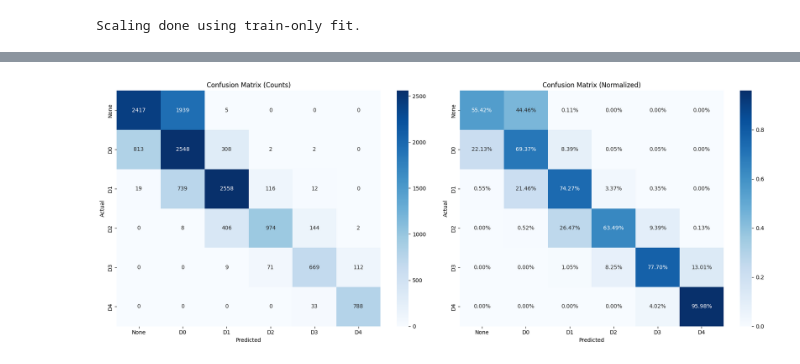
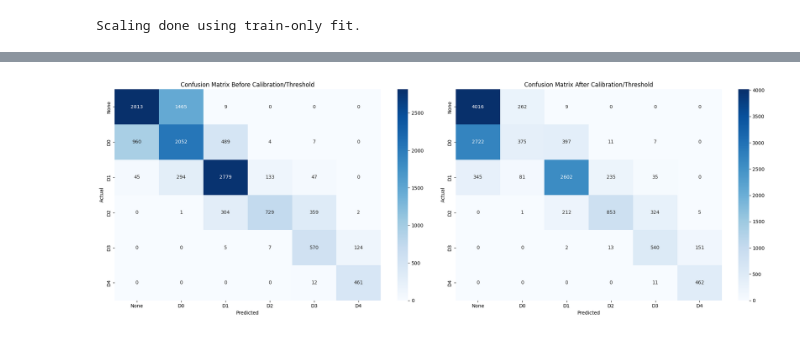
Before and after one commit to Naangz/us-agricultural-droughtPrediction, a Jupyter notebook: BiLSTM_Weekly_Kansas_Clean.ipynb, the cells around one changed output, grey strips where cells are left out. Saved outputs shown, nothing was run; the diff lists cells and outputs as text; code cells hidden in the pictures.

```diff
--- a/BiLSTM_Weekly_Kansas_Clean.ipynb
+++ b/BiLSTM_Weekly_Kansas_Clean.ipynb
@@ -519,42 +1253,81 @@ Weighted F1: 0.6818
 # %%
 num_classes = 6
-cm = confusion_matrix(y_test, y_pred, labels=list(range(num_classes)))
+labels_idx = list(range(num_classes))
 
-fig, axes = plt.subplots(1, 2, figsize=(18, 7))
-sns.heatmap(cm, annot=True, fmt='d', cmap='Blues',
-            xticklabels=[label_map[i] for i in range(num_classes)],
-            yticklabels=[label_map[i] for i in range(num_classes)],
+cm_before = best_run['cm_before']
+cm_after = best_run['cm_after']
+
+fig, axes = plt.subplots(1, 2, figsize=(20, 7))
+sns.heatmap(cm_before, annot=True, fmt='d', cmap='Blues',
+            xticklabels=[label_map[i] for i in labels_idx],
+            yticklabels=[label_map[i] for i in labels_idx],
             ax=axes[0])
-axes[0].set_title('Confusion Matrix (Counts)')
+axes[0].set_title('Confusion Matrix Before Calibration/Threshold')
 axes[0].set_xlabel('Predicted')
 axes[0].set_ylabel('Actual')
 
-cm_norm = cm.astype(float) / cm.sum(axis=1, keepdims=True)
-cm_norm = np.nan_to_num(cm_norm)
-sns.heatmap(cm_norm, annot=True, fmt='.2%', cmap='Blues',
-            xticklabels=[label_map[i] for i in range(num_classes)],
-            yticklabels=[label_map[i] for i in range(num_classes)],
+sns.heatmap(cm_after, annot=True, fmt='d', cmap='Blues',
+            xticklabels=[label_map[i] for i in labels_idx],
+            yticklabels=[label_map[i] for i in labels_idx],
             ax=axes[1])
-axes[1].set_title('Confusion Matrix (Normalized)')
+axes[1].set_title('Confusion Matrix After Calibration/Threshold')
 axes[1].set_xlabel('Predicted')
 axes[1].set_ylabel('Actual')
 
 plt.tight_layout()
-plt.savefig(f'{OUTPUT_FOLDER}/confusion_matrix.png', dpi=140)
+plt.savefig(f'{OUTPUT_FOLDER}/confusion_matrix_before_after_counts.png', dpi=140)
 plt.show()
 
-per_class_f1 = f1_score(y_test, y_pred, labels=list(range(num_classes)), average=None, zero_division=0)
-fig, ax = plt.subplots(figsize=(10, 5))
-bars = ax.bar([label_map[i] for i in range(num_classes)], per_class_f1)
-for bar, val in zip(bars, per_class_f1):
-    ax.text(bar.get_x() + bar.get_width() / 2, bar.get_height() + 0.01, f'{val:.3f}', ha='center')
-ax.axhline(macro_f1, color='red', linestyle='--', label=f'Macro F1: {macro_f1:.4f}')
+cm_before_norm = cm_before.astype(float) / cm_before.sum(axis=1, keepdims=True)
+cm_before_norm = np.nan_to_num(cm_before_norm)
+cm_after_norm = cm_after.astype(float) / cm_after.sum(axis=1, keepdims=True)
+cm_after_norm = np.nan_to_num(cm_after_norm)
+
+fig, axes = plt.subplots(1, 2, figsize=(20, 7))
+sns.heatmap(cm_before_norm, annot=True, fmt='.2%', cmap='Blues',
+            xticklabels=[label_map[i] for i in labels_idx],
+            yticklabels=[label_map[i] for i in labels_idx],
+            ax=axes[0])
+axes[0].set_title('Normalized CM Before Calibration/Threshold')
+axes[0].set_xlabel('Predicted')
+axes[0].set_ylabel('Actual')
+
+sns.heatmap(cm_after_norm, annot=True, fmt='.2%', cmap='Blues',
+            xticklabels=[label_map[i] for i in labels_idx],
+            yticklabels=[label_map[i] for i in labels_idx],
+            ax=axes[1])
+axes[1].set_title('Normalized CM After Calibration/Threshold')
+axes[1].set_xlabel('Predicted')
+axes[1].set_ylabel('Actual')
+
+plt.tight_layout()
+plt.savefig(f'{OUTPUT_FOLDER}/confusion_matrix_before_after_normalized.png', dpi=140)
+plt.show()
+
+per_class_f1_before = best_run['before_metrics']['class_table']['f1'].values
+per_class_f1_after = best_run['after_metrics']['class_table']['f1'].values
+x = np.arange(num_classes)
+width = 0.36
+
+fig, ax = plt.subplots(figsize=(11, 5))
+ax.bar(x - width / 2, per_class_f1_before, width=width, label='Before')
+ax.bar(x + width / 2, per_class_f1_after, width=width, label='After')
+
+for i, (b, a) in enumerate(zip(per_class_f1_before, per_class_f1_after)):
+    ax.text(i - width / 2, b + 0.01, f'{b:.3f}', ha='center', fontsize=9)
+    ax.text(i + width / 2, a + 0.01, f'{a:.3f}', ha='center', fontsize=9)
+
+ax.set_xticks(x)
+ax.set_xticklabels([label_map[i] for i in labels_idx])
+ax.axhline(best_run['test_macro_raw'], color='gray', linestyle='--', label=f"Macro Before: {best_run['test_macro_raw']:.4f}")
+ax.axhline(best_run['test_macro_after'], color='red', linestyle='--', label=f"Macro After: {best_run['test_macro_after']:.4f}")
 ax.set_ylim(0, 1.05)
-ax.set_title('Per-Class F1')
+ax.set_title('Per-Class F1 Before vs After Calibration/Threshold')
 ax.grid(alpha=0.3, axis='y')
 ax.legend()
+
 plt.tight_layout()
-plt.savefig(f'{OUTPUT_FOLDER}/per_class_f1.png', dpi=140)
+plt.savefig(f'{OUTPUT_FOLDER}/per_class_f1_before_after.png', dpi=140)
 plt.show()
 # %% [output]
-[figure, old version]
+[figure, new version]
```
Also changed, not shown: parts of 12 cells of this notebook, 18 other files.
